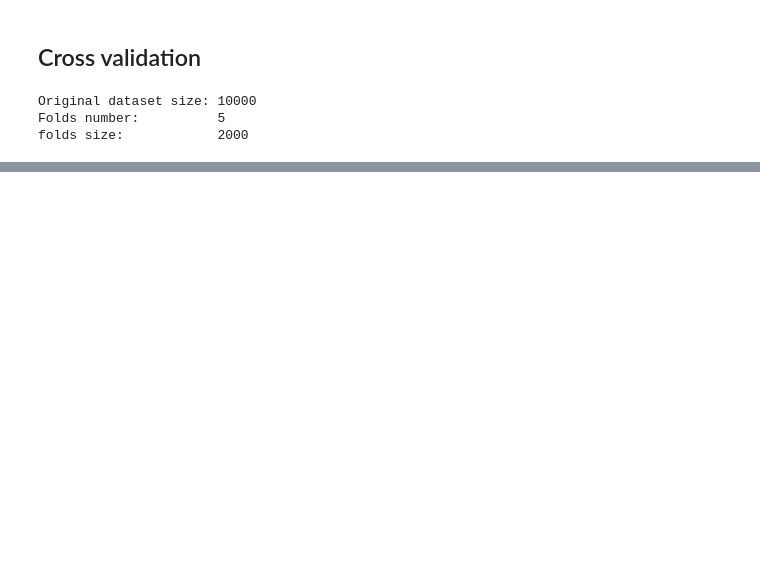
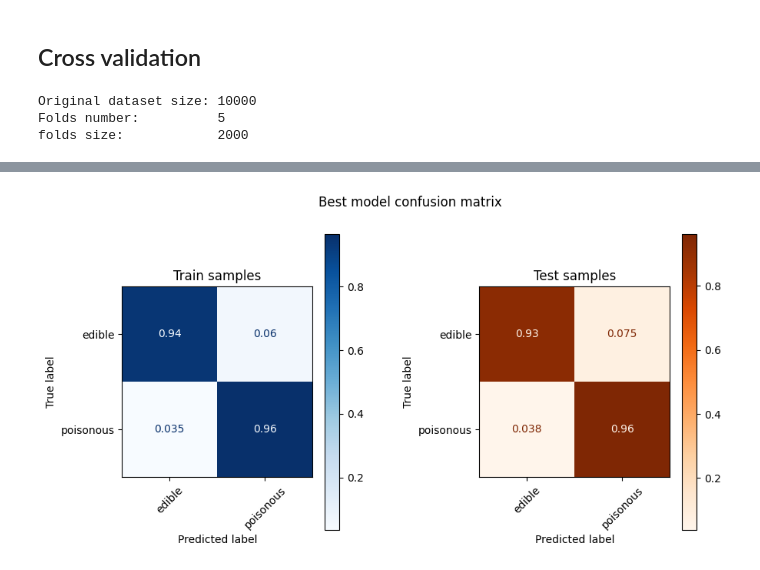
Before and after one commit to RiccardoRaffini/UNIMI-smfml-project, a Jupyter notebook: notebook_2.ipynb, the cells around one changed output, grey strips where cells are left out. Saved outputs shown, nothing was run; the diff lists cells and outputs as text; code cells hidden in the pictures; blank space fills up the shorter version.

```diff
--- a/notebook_2.ipynb
+++ b/notebook_2.ipynb
@@ -28,7 +32,8 @@ NORMALIZATION = True
 # %%
 ## Loading dataset
 
-mushroom_dataset = pd.read_csv(DATASET_FILENAME, sep=';', nrows=SAMPLES_NUMBER)
+mushroom_dataset = pd.read_csv(DATASET_FILENAME, sep=';')
+mushroom_dataset = mushroom_dataset.sample(SAMPLES_NUMBER, random_state=RANDOM_SEED)
 
 ## Dataset preprocessing
 
@@ -158,0 +286,23 @@ final cross validation estimation: 0.0021000000000000003
+# %%
+train_predictions = best_model.predict(train_sample_set)
+test_predictions = best_model.predict(test_sample_set)
+labels = ['edible', 'poisonous']
+
+train_confusion_matrix = confusion_matrix(train_labels_set, train_predictions, normalize='true')
+test_confusion_matrix = confusion_matrix(test_labels_set, test_predictions, normalize='true')
+
+fig, axes = plt.subplots(1, 2, figsize=(10, 5))
+fig.suptitle('Best model confusion matrix')
+plt.subplots_adjust(wspace=0.5)
+
+matrix_display = ConfusionMatrixDisplay(train_confusion_matrix, display_labels=labels)
+matrix_display.plot(ax=axes[0], xticks_rotation=45, cmap='Blues')
+matrix_display.ax_.set_title('Train samples')
+
+matrix_display = ConfusionMatrixDisplay(test_confusion_matrix, display_labels=labels)
+matrix_display.plot(ax=axes[1], xticks_rotation=45, cmap='Oranges')
+matrix_display.ax_.set_title('Test samples')
+
+plt.show()
+# %% [output]
+[figure, added]
```
Also changed, not shown: parts of 15 cells of this notebook, 4 other files.
